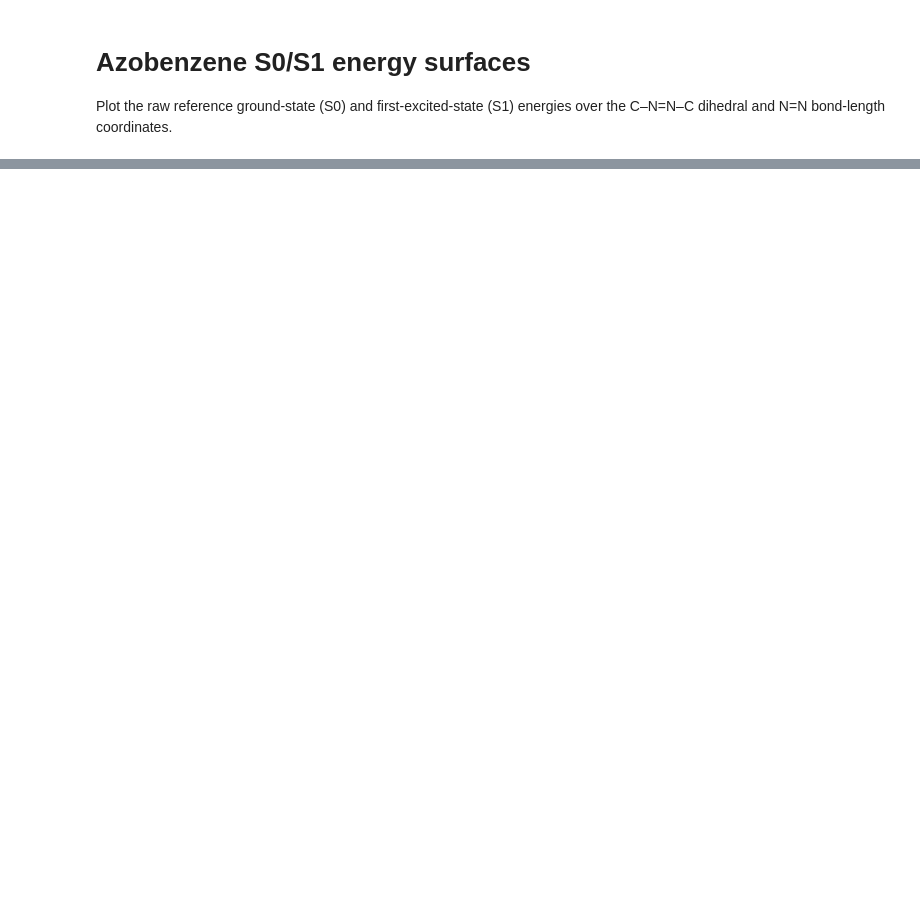
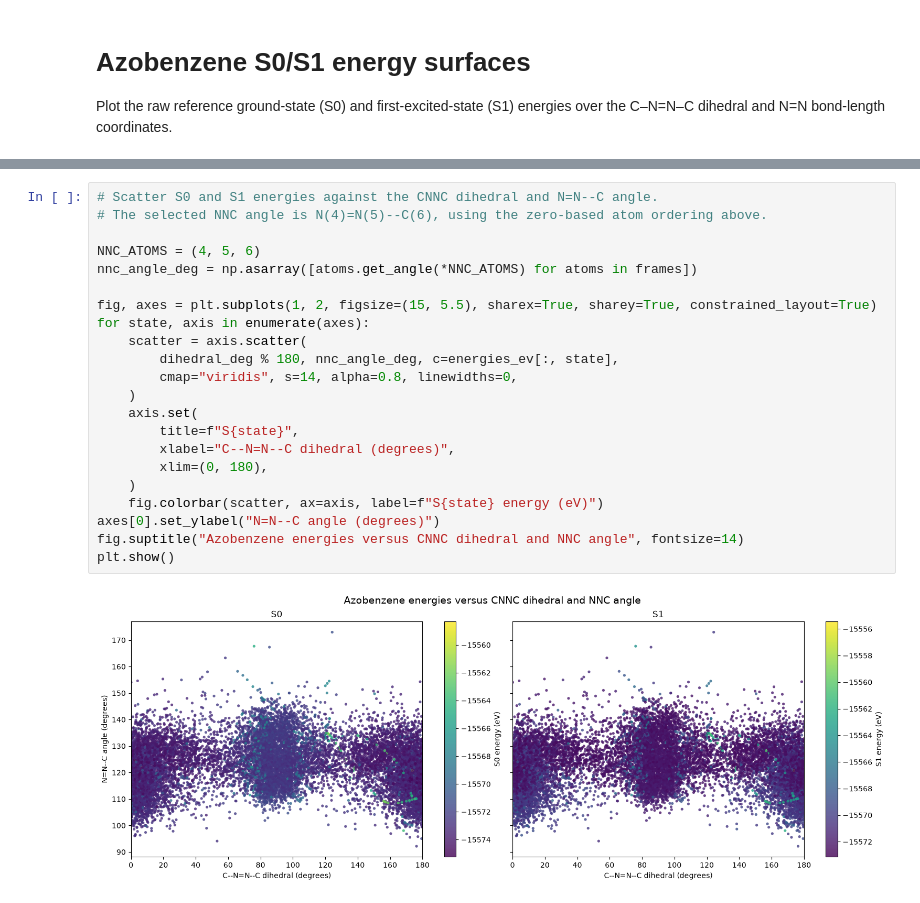
Before and after one commit to yoghurtfork/X-MACE-sampling, a Jupyter notebook: notebooks/azoflip_visualisation.ipynb, the cells around one changed output, grey strips where cells are left out. Drawn from its saved outputs; the diff is of its cells as text; blank space fills up the shorter version.

```diff
--- a/notebooks/azoflip_visualisation.ipynb
+++ b/notebooks/azoflip_visualisation.ipynb
@@ -82,0 +179,24 @@ plt.show()
+# %%
+# Scatter S0 and S1 energies against the CNNC dihedral and N=N--C angle.
+# The selected NNC angle is N(4)=N(5)--C(6), using the zero-based atom ordering above.
+
+NNC_ATOMS = (4, 5, 6)
+nnc_angle_deg = np.asarray([atoms.get_angle(*NNC_ATOMS) for atoms in frames])
+
+fig, axes = plt.subplots(1, 2, figsize=(15, 5.5), sharex=True, sharey=True, constrained_layout=True)
+for state, axis in enumerate(axes):
+    scatter = axis.scatter(
+        dihedral_deg % 180, nnc_angle_deg, c=energies_ev[:, state],
+        cmap="viridis", s=14, alpha=0.8, linewidths=0,
+    )
+    axis.set(
+        title=f"S{state}",
+        xlabel="C--N=N--C dihedral (degrees)",
+        xlim=(0, 180),
+    )
+    fig.colorbar(scatter, ax=axis, label=f"S{state} energy (eV)")
+axes[0].set_ylabel("N=N--C angle (degrees)")
+fig.suptitle("Azobenzene energies versus CNNC dihedral and NNC angle", fontsize=14)
+plt.show()
+# %% [output]
+[figure, added]
```
Also changed, not shown: parts of 4 cells of this notebook, 1 other file.
